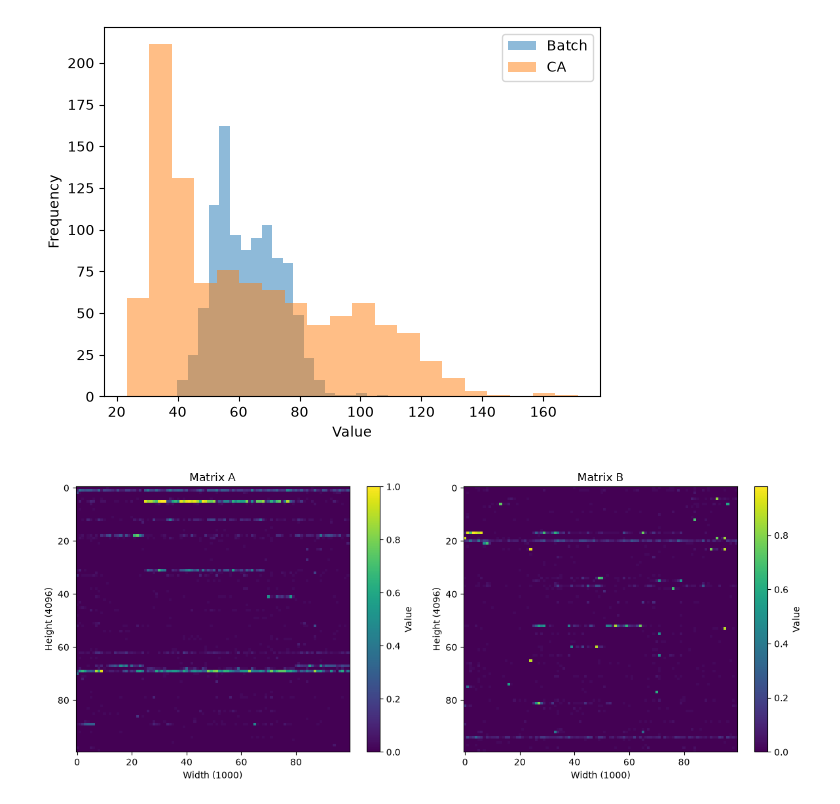
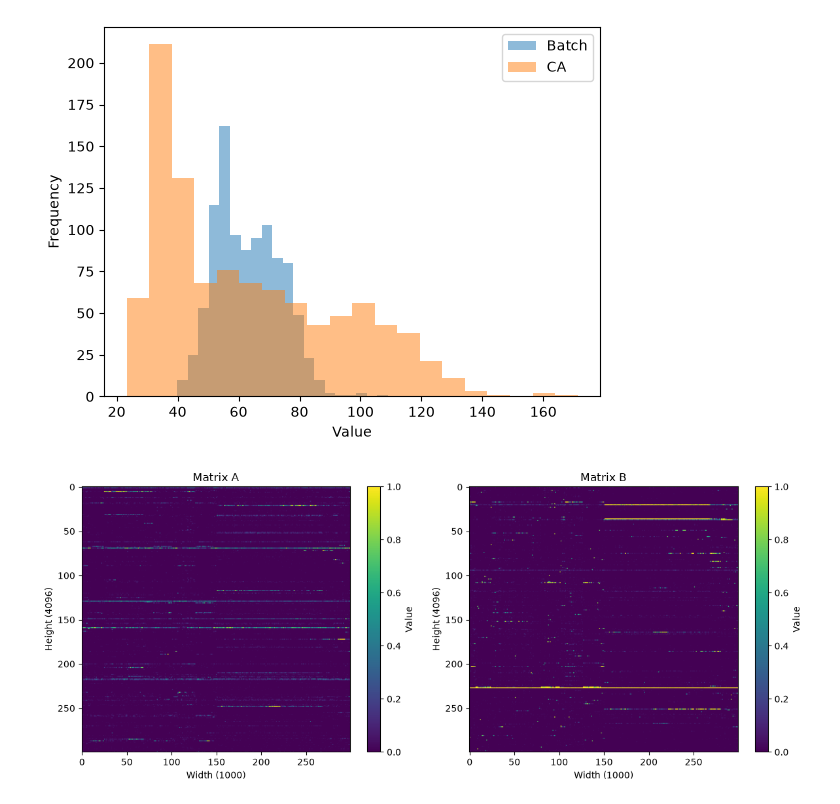
Before and after one commit to St0pien/ca-sae, a Jupyter notebook: notebooks/cmp_matrix.ipynb, the cells around one changed output. Saved outputs shown, nothing was run; the diff lists cells and outputs as text; code cells hidden in the pictures.

```diff
--- a/notebooks/cmp_matrix.ipynb
+++ b/notebooks/cmp_matrix.ipynb
@@ -33,31 +33,31 @@ plt.show()
 # %%
 fig, axes = plt.subplots(1, 2, figsize=(12, 5))
 
-cutout_region = 100
+cutout_region = 300
 
 # First heatmap
 im1 = axes[0].imshow(
     matrix_a[:cutout_region, :cutout_region].detach().cpu().numpy(),
     aspect="auto",
     cmap="viridis"
 )
 fig.colorbar(im1, ax=axes[0], label="Value")
 axes[0].set_xlabel("Width (1000)")
 axes[0].set_ylabel("Height (4096)")
 axes[0].set_title("Matrix A")
 
 # Second heatmap
 im2 = axes[1].imshow(
     matrix_b[:cutout_region, :cutout_region].detach().cpu().numpy(),
     aspect="auto",
     cmap="viridis"
 )
 fig.colorbar(im2, ax=axes[1], label="Value")
 axes[1].set_xlabel("Width (1000)")
 axes[1].set_ylabel("Height (4096)")
 axes[1].set_title("Matrix B")
 
 plt.tight_layout()
 plt.show()
 # %% [output]
-[figure, old version]
+[figure, new version]
```
Also changed, not shown: 32 other files.
